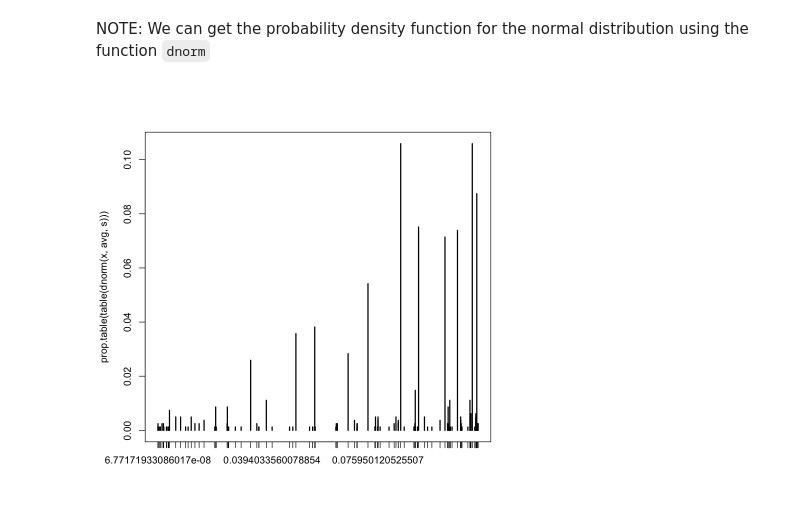
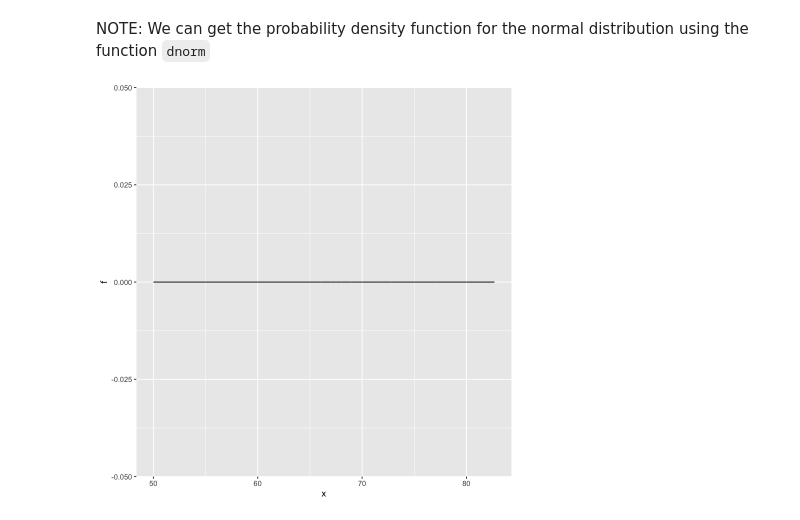
Before and after one commit to techfreakworm/probability_stats_practice, a Jupyter notebook: Data Science_Probability/continuous probability/prob density.ipynb, the cells around one changed output. Saved outputs shown, nothing was run; the diff lists cells and outputs as text; code cells hidden in the pictures.

Commit message:
Using dnorm to find prob density

```diff
--- a/Data Science_Probability/continuous probability/prob density.ipynb
+++ b/Data Science_Probability/continuous probability/prob density.ipynb
@@ -30,7 +19,9 @@ s <- sd(x)
 [1] 0.03206008
 # %% [markdown]
 NOTE: We can get the probability density function for the normal distribution using the function `dnorm`
-# %%
-plot(prop.table(table(dnorm(x, avg, s))))
-# %% [output]
-[figure, removed]
+# %%
+data.frame(x, f = dnorm(x)) %>%
+    ggplot(aes(x, f)) +
+    geom_line()
+# %% [output]
+[figure, added]
```
Also changed, not shown: parts of 3 cells of this notebook.
